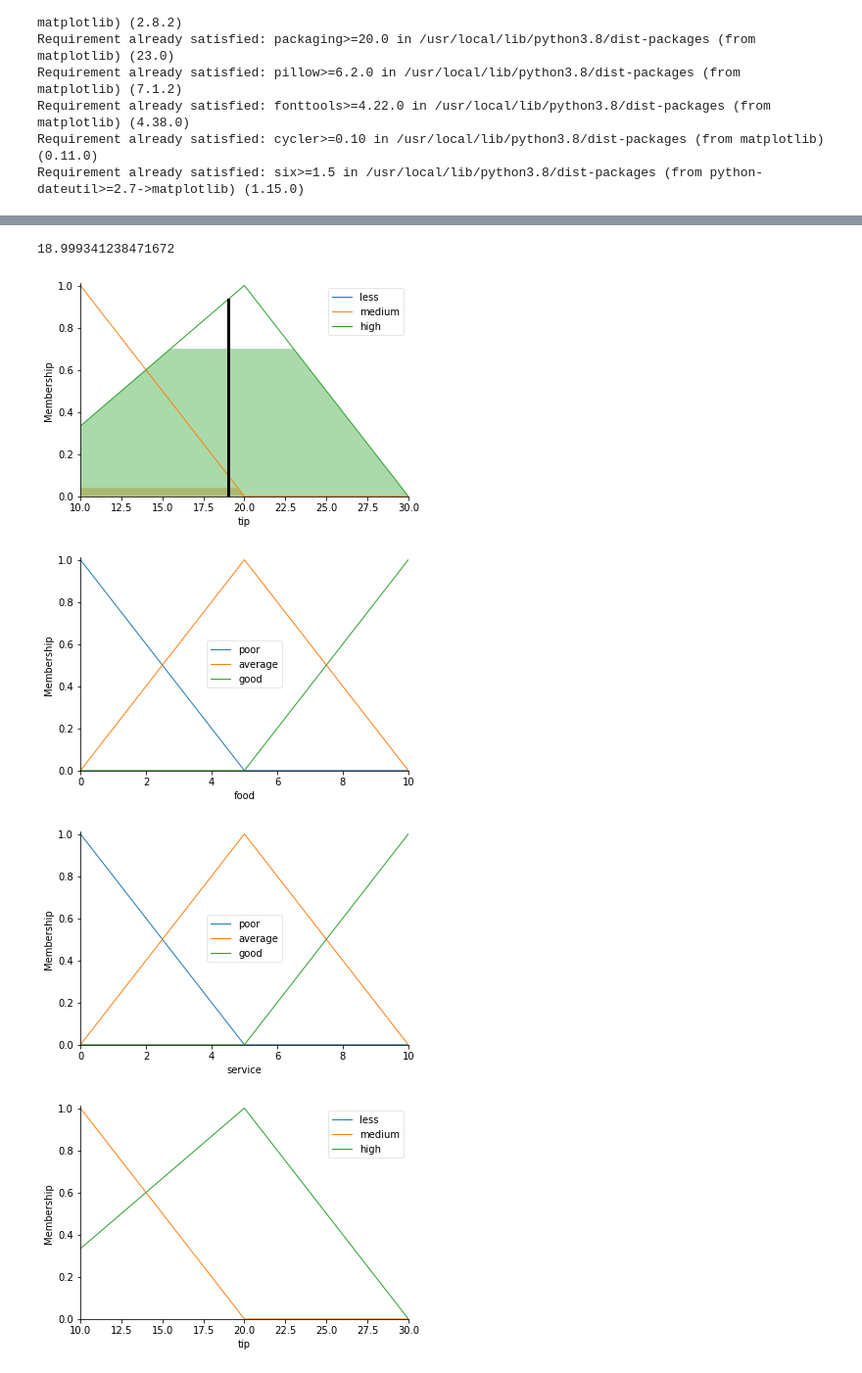
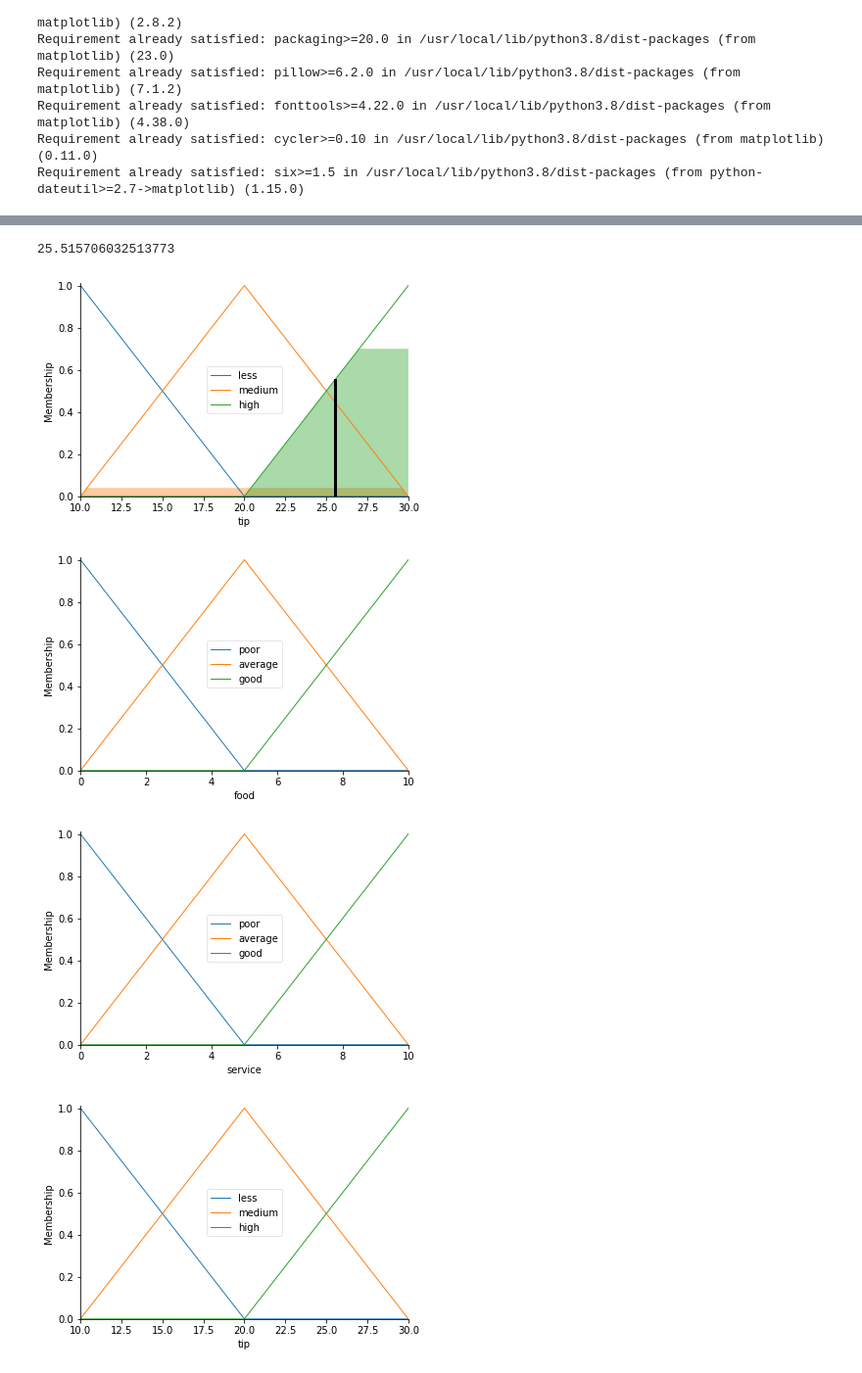
Before and after one commit to viettran02/AI_project, a Jupyter notebook: AI_week_4.ipynb, the cells around one changed output, grey strips where cells are left out. Shown: that part at 98% size. Cells and saved outputs as stored; diff of their text form; code cells hidden in the pictures.

```diff
--- a/AI_week_4.ipynb
+++ b/AI_week_4.ipynb
@@ -62,38 +48,38 @@ tip = ctrl.Consequent(np.arange(10,31,1),'tip')
 food['poor'] = fuzz.trimf(food.universe,[0,0,5])
 food['average']= fuzz.trimf(food.universe,[0,5,10])
 food['good'] = fuzz.trimf(food.universe,[5,10,10])
 
 service['poor'] = fuzz.trimf(service.universe,[0,0,5])
 service['average']= fuzz.trimf(service.universe,[0,5,10])
 service['good'] = fuzz.trimf(service.universe,[5,10,10])
 
-tip['less'] = fuzz.trimf(tip.universe,[0,0,10])
-tip['medium']= fuzz.trimf(tip.universe,[0,10,20])
-tip['high'] = fuzz.trimf(tip.universe,[5,20,30])
+tip['less'] = fuzz.trimf(tip.universe,[10,10,20])
+tip['medium']= fuzz.trimf(tip.universe,[10,20,30])
+tip['high'] = fuzz.trimf(tip.universe,[20,30,30])
 
 rule1=ctrl.Rule(food['poor']&service['poor'],tip['less'])
 rule2=ctrl.Rule(food['poor']&service['average'],tip['less'])
 rule3=ctrl.Rule(food['poor']&service['good'],tip['medium'])
 rule4=ctrl.Rule(food['average']&service['poor'],tip['less'])
 rule5=ctrl.Rule(food['average']&service['average'],tip['medium'])
 rule6=ctrl.Rule(food['average']&service['good'],tip['high'])
 rule7=ctrl.Rule(food['good']&service['poor'],tip['medium'])
 rule8=ctrl.Rule(food['good']&service['average'],tip['high'])
 rule9=ctrl.Rule(food['good']&service['good'],tip['high'])
 
 tipping_ctrl = ctrl.ControlSystem([rule1,rule2,rule3,rule4,rule5,rule6,rule7,rule8,rule9])
 tipping = ctrl.ControlSystemSimulation(tipping_ctrl)
 tipping.input['food'] = 6.5
 tipping.input['service'] = 9.8
 tipping.compute()
 print(tipping.output['tip'])
 tip.view(sim = tipping)
 food.view()
 service.view()
 tip.view()
 # %% [output]
-18.999341238471672
+25.515706032513773
-[figure, old version]
+[figure, new version]
 [figure]
 [figure]
-[figure, old version]
+[figure, new version]
```
Also changed, not shown: parts of 2 cells of this notebook.
